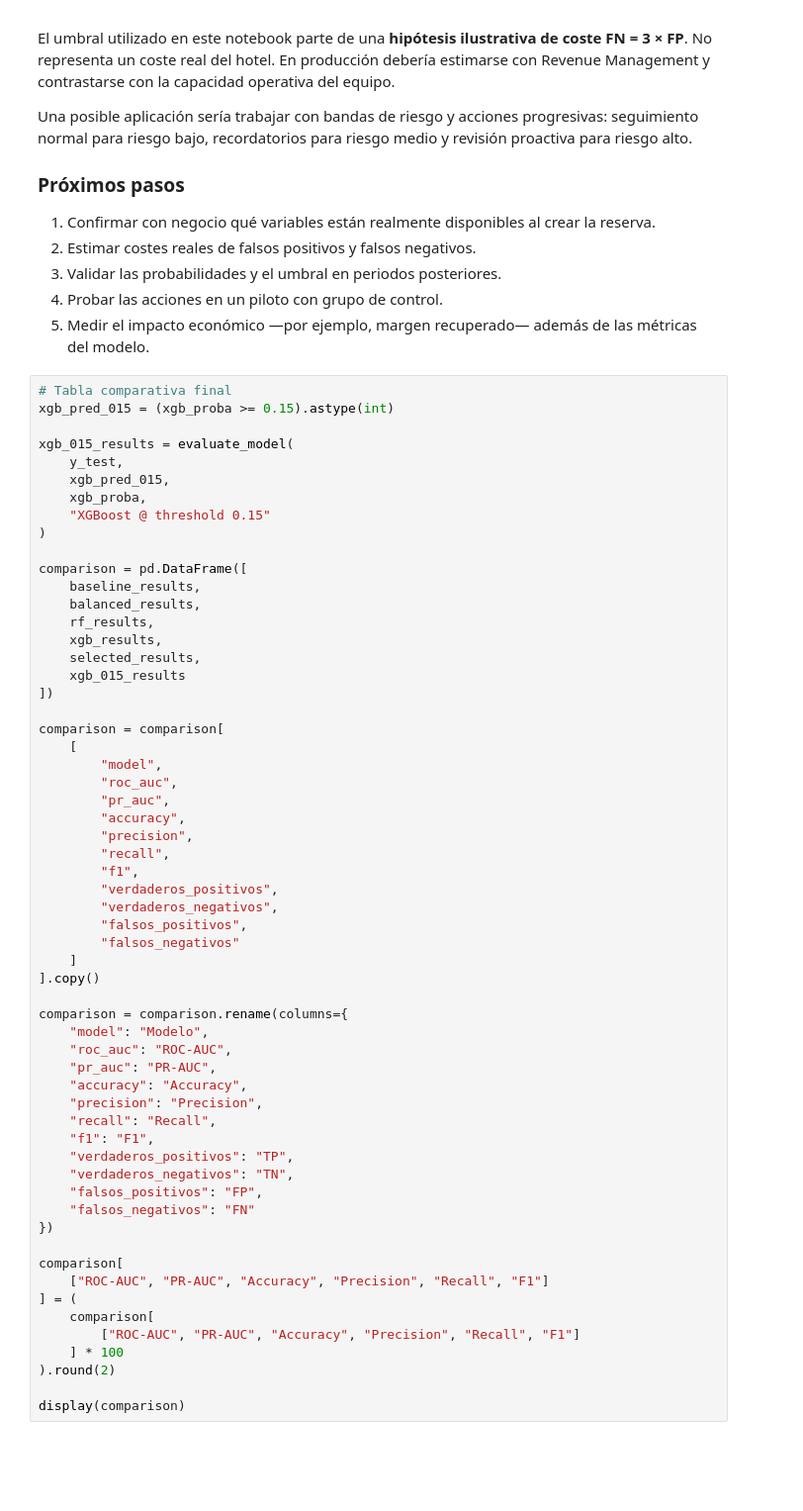
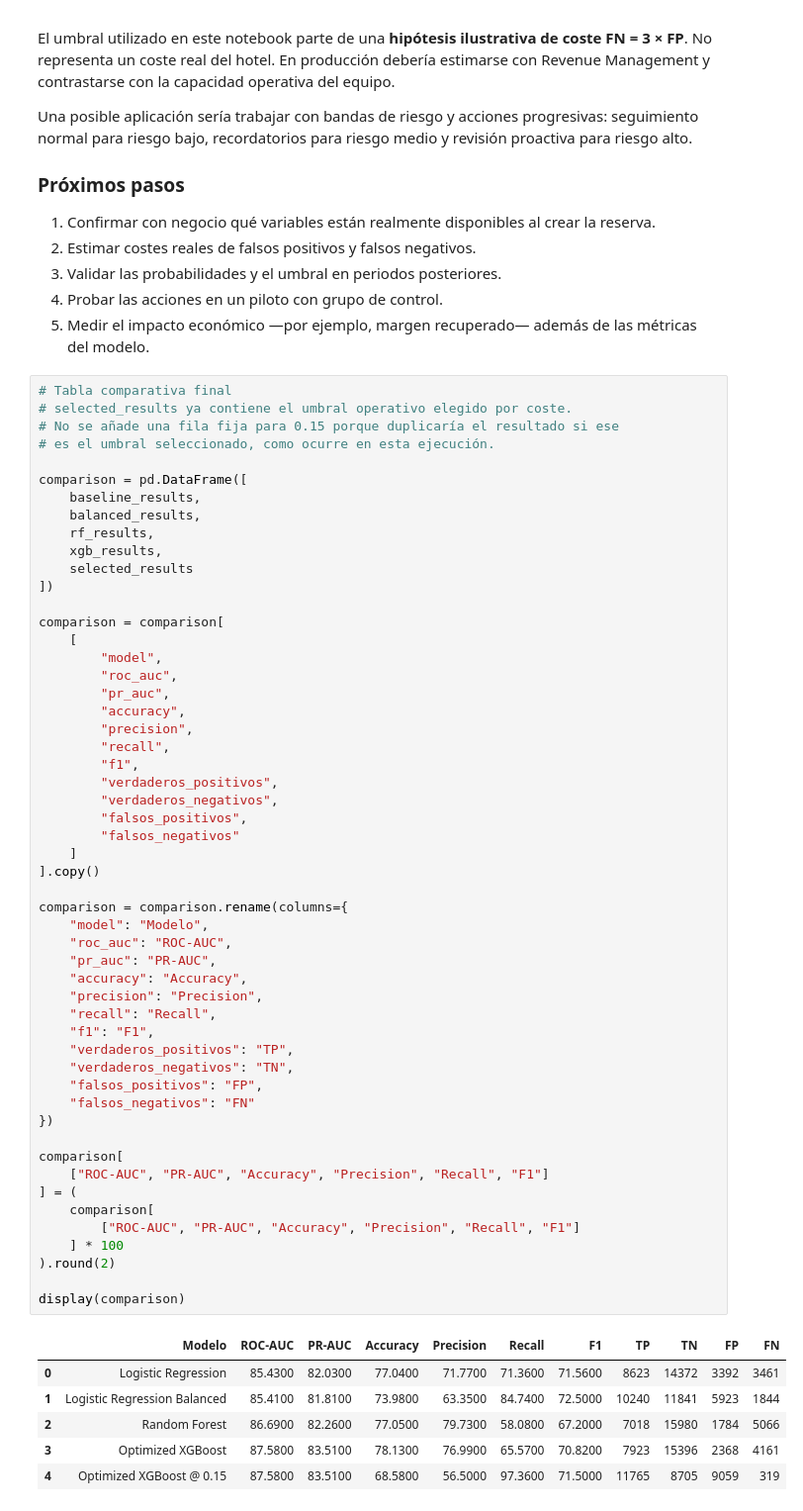
Before and after one commit to migueldevesaferrer/hotel-booking-cancellation, a Jupyter notebook: notebooks/hotel_booking_cancellation_final.ipynb, the cells around one changed output. Shown at 99% size. Cells and saved outputs as stored; diff of their text form; blank space fills up the shorter version.

Commit message:
docs: align final results and threshold selection

```diff
--- a/notebooks/hotel_booking_cancellation_final.ipynb
+++ b/notebooks/hotel_booking_cancellation_final.ipynb
@@ -1257,22 +1373,16 @@ Una posible aplicación sería trabajar con bandas de riesgo y acciones progresi
 5. Medir el impacto económico —por ejemplo, margen recuperado— además de las métricas del modelo.
 # %%
 # Tabla comparativa final
-xgb_pred_015 = (xgb_proba >= 0.15).astype(int)
-
-xgb_015_results = evaluate_model(
-    y_test,
-    xgb_pred_015,
-    xgb_proba,
-    "XGBoost @ threshold 0.15"
-)
+# selected_results ya contiene el umbral operativo elegido por coste.
+# No se añade una fila fija para 0.15 porque duplicaría el resultado si ese
+# es el umbral seleccionado, como ocurre en esta ejecución.
 
 comparison = pd.DataFrame([
     baseline_results,
     balanced_results,
     rf_results,
     xgb_results,
-    selected_results,
-    xgb_015_results
+    selected_results
 ])
 
 comparison = comparison[
@@ -1287,30 +1397,37 @@ comparison = comparison[
         "verdaderos_positivos",
         "verdaderos_negativos",
         "falsos_positivos",
         "falsos_negativos"
     ]
 ].copy()
 
 comparison = comparison.rename(columns={
     "model": "Modelo",
     "roc_auc": "ROC-AUC",
     "pr_auc": "PR-AUC",
     "accuracy": "Accuracy",
     "precision": "Precision",
     "recall": "Recall",
     "f1": "F1",
     "verdaderos_positivos": "TP",
     "verdaderos_negativos": "TN",
     "falsos_positivos": "FP",
     "falsos_negativos": "FN"
 })
 
 comparison[
     ["ROC-AUC", "PR-AUC", "Accuracy", "Precision", "Recall", "F1"]
 ] = (
     comparison[
         ["ROC-AUC", "PR-AUC", "Accuracy", "Precision", "Recall", "F1"]
     ] * 100
 ).round(2)
 
 display(comparison)
+# %% [output]
+|  | Modelo | ROC-AUC | PR-AUC | Accuracy | Precision | Recall | F1 | TP | TN | FP | FN |
+| 0 | Logistic Regression | 85.4300 | 82.0300 | 77.0400 | 71.7700 | 71.3600 | 71.5600 | 8623 | 14372 | 3392 | 3461 |
+| 1 | Logistic Regression Balanced | 85.4100 | 81.8100 | 73.9800 | 63.3500 | 84.7400 | 72.5000 | 10240 | 11841 | 5923 | 1844 |
+| 2 | Random Forest | 86.6900 | 82.2600 | 77.0500 | 79.7300 | 58.0800 | 67.2000 | 7018 | 15980 | 1784 | 5066 |
+| 3 | Optimized XGBoost | 87.5800 | 83.5100 | 78.1300 | 76.9900 | 65.5700 | 70.8200 | 7923 | 15396 | 2368 | 4161 |
+| 4 | Optimized XGBoost @ 0.15 | 87.5800 | 83.5100 | 68.5800 | 56.5000 | 97.3600 | 71.5000 | 11765 | 8705 | 9059 | 319 |
```
Also changed, not shown: parts of 22 cells of this notebook, 1 other file.
